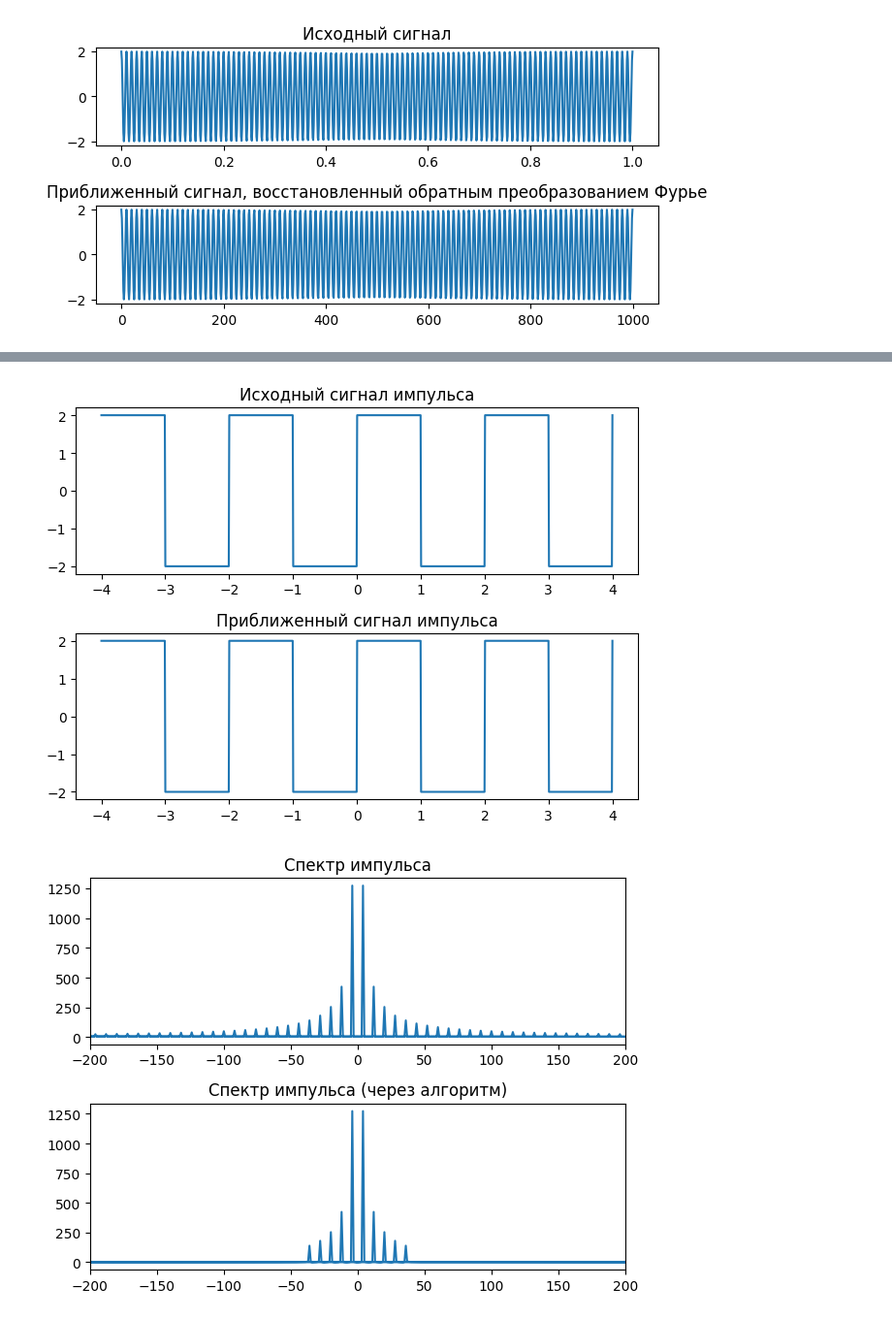
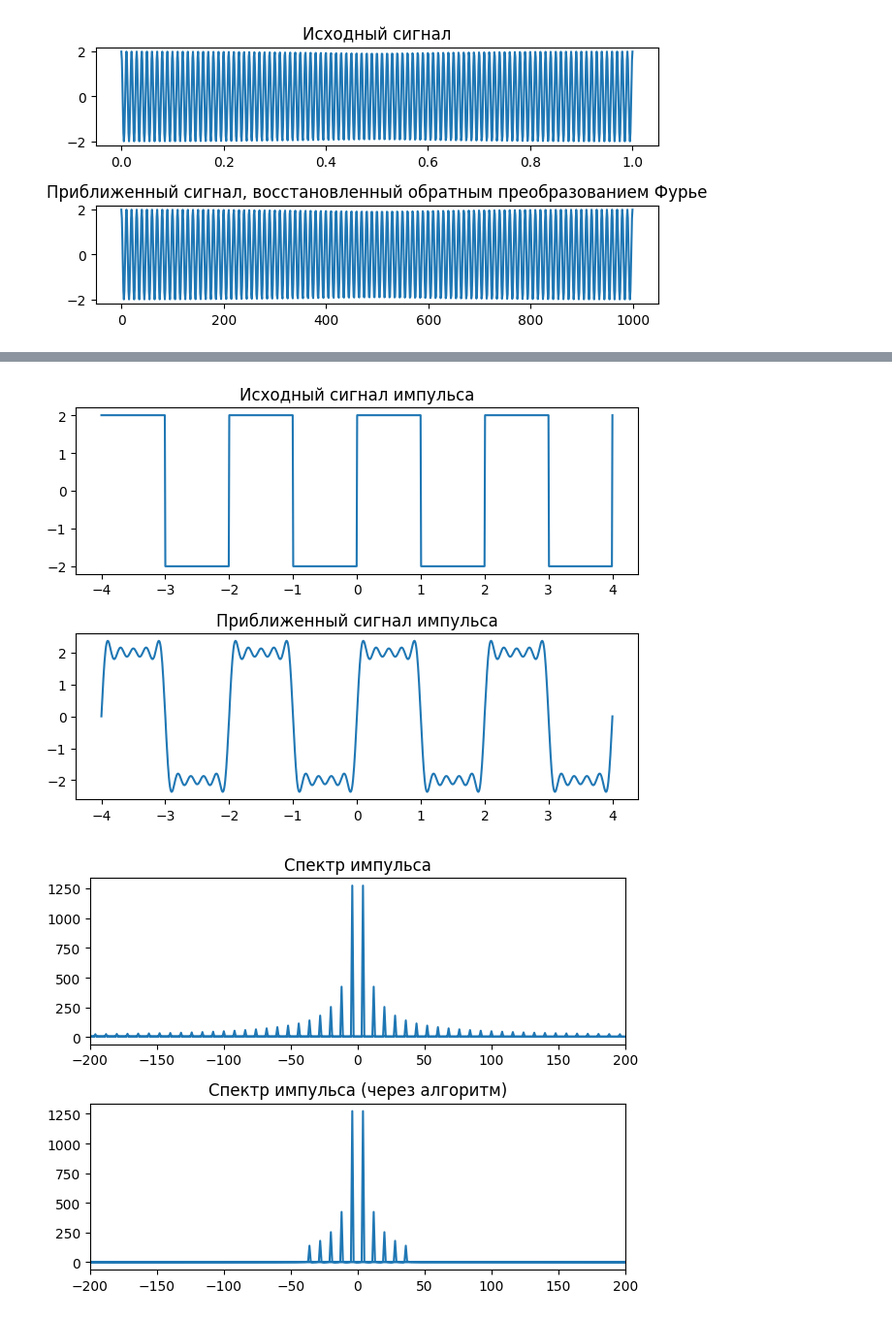
Before and after one commit to AntonAdonin/DigitalSignalProcessing, a Jupyter notebook: lab1/lab1.ipynb, the cells around one changed output, grey strips where cells are left out. Shown at 97% size. Cells and saved outputs as stored; diff of their text form; code cells hidden in the pictures.

```diff
--- a/lab1/lab1.ipynb
+++ b/lab1/lab1.ipynb
@@ -140,26 +140,27 @@ impulse_fft_approx = fft(impulse_vals_approx)
 # %%
 plt.subplot(2, 1, 1)
 plt.plot(impulse_x_vals, impulse_y_vals)
 plt.title('Исходный сигнал импульса')
 
 
 plt.subplot(2, 1, 2)
-plt.plot(impulse_x_vals, impulse_y_vals)
+plt.plot(impulse_x_vals, impulse_vals_approx)
 plt.title('Приближенный сигнал импульса')
 plt.tight_layout()
 plt.show()
+
 
 impulse_freq = fftfreq(len(impulse_x_vals), 1 / len(impulse_x_vals))
 plt.subplot(2, 1, 1)
 plt.plot(impulse_freq, np.abs(impulse_fft))
 plt.title('Спектр импульса')
 plt.xlim(-200,200)
 plt.subplot(2, 1, 2)
 plt.plot(impulse_freq ,np.abs(impulse_fft_approx))
 plt.title('Спектр импульса (через алгоритм)')
 plt.xlim(-200,200)
 plt.tight_layout()
 plt.show()
 # %% [output]
-[figure, old version]
+[figure, new version]
 [figure]
```
Also changed, not shown: parts of 2 cells of this notebook.
